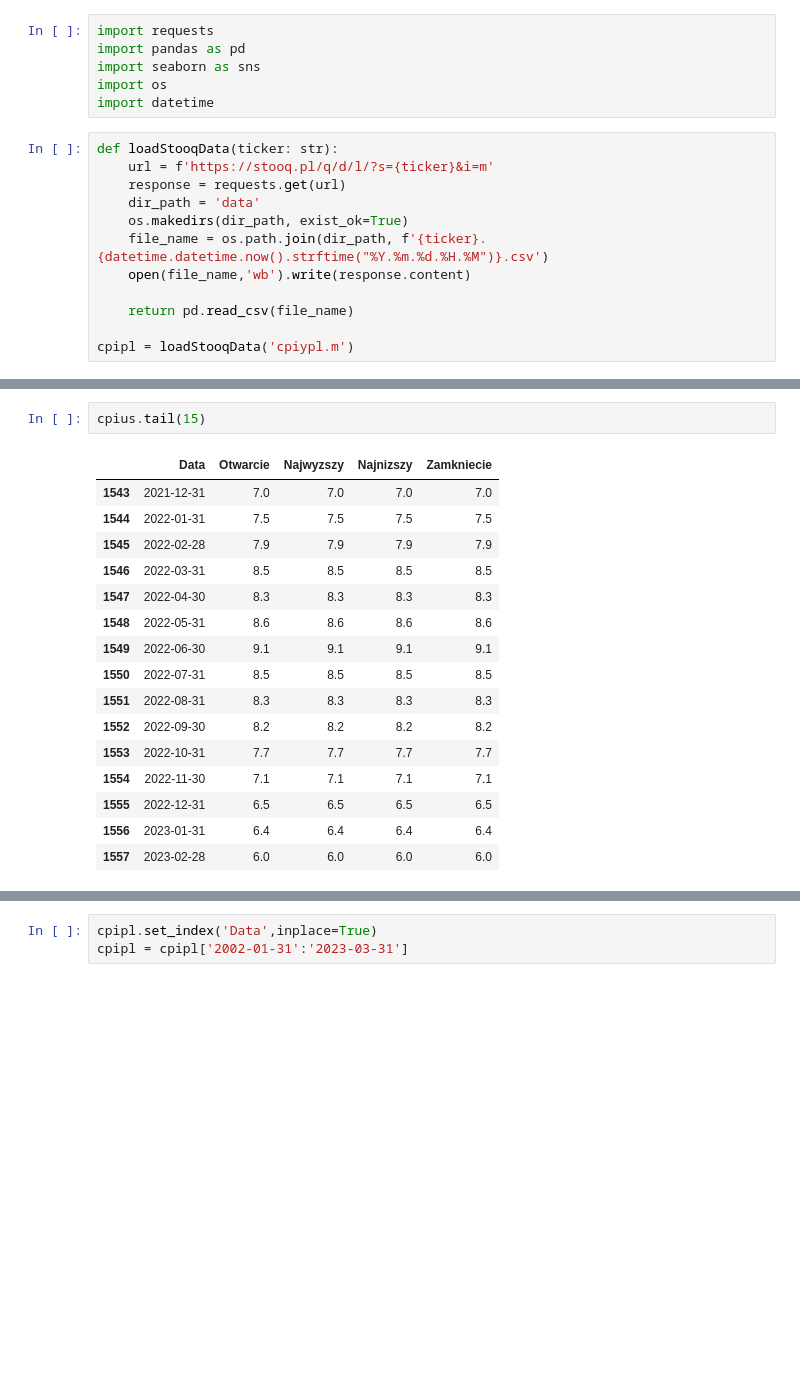
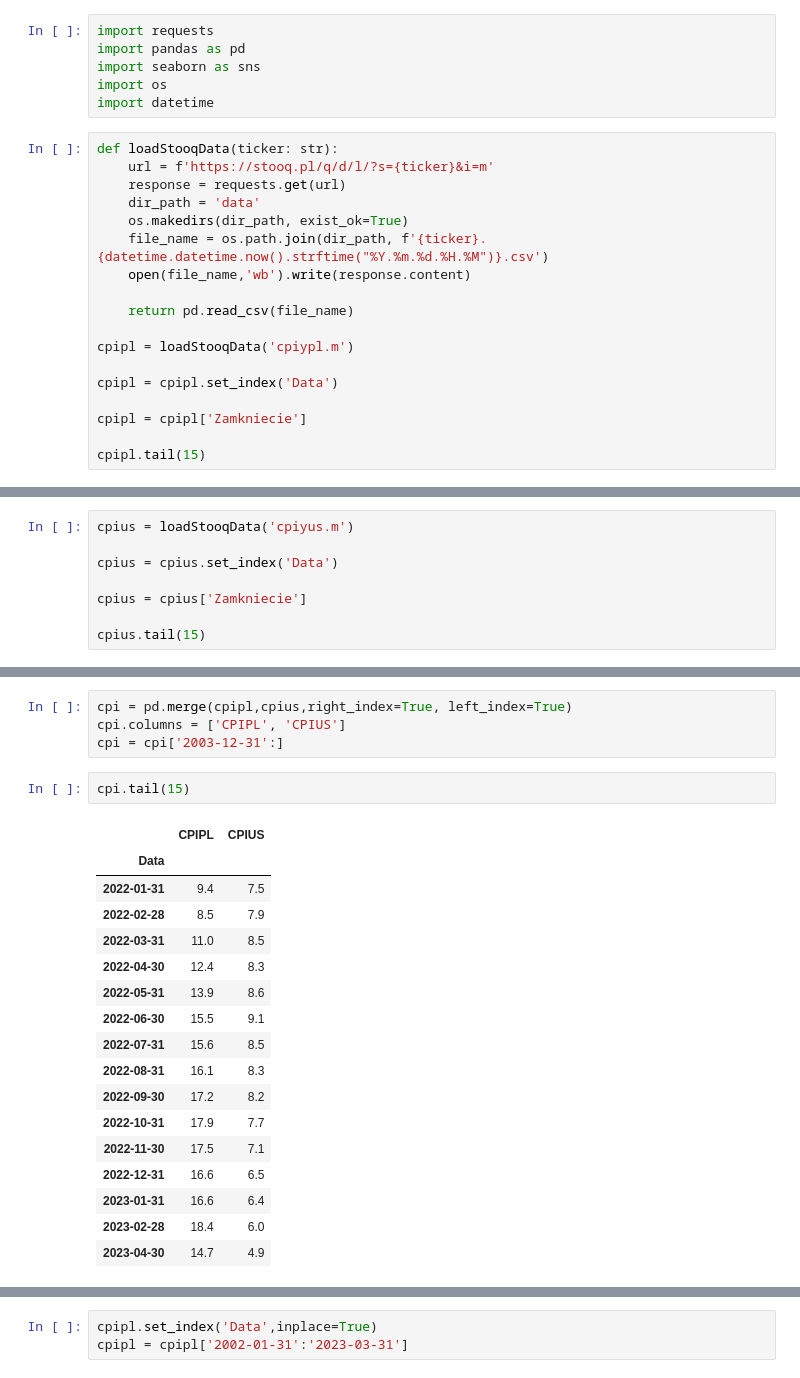
Before and after one commit to msz13/Goal-Based-Investing, a Jupyter notebook: esg/preproccessing.ipynb, the cells around one changed output, grey strips where cells are left out. Saved outputs shown, nothing was run; the diff lists cells and outputs as text; blank space fills up the shorter version.

```diff
--- a/esg/preproccessing.ipynb
+++ b/esg/preproccessing.ipynb
@@ -16,3 +16,9 @@ def loadStooqData(ticker: str):
     return pd.read_csv(file_name)
 
 cpipl = loadStooqData('cpiypl.m')
+
+cpipl = cpipl.set_index('Data')
+
+cpipl = cpipl['Zamkniecie']
+
+cpipl.tail(15)
@@ -20,0 +43,8 @@ cpius = loadStooqData('cpiyus.m')
+# %%
+cpius = loadStooqData('cpiyus.m')
+
+cpius = cpius.set_index('Data')
+
+cpius = cpius['Zamkniecie']
+
+cpius.tail(15)
@@ -21,19 +69,24 @@ cpius = loadStooqData('cpiyus.m')
+# %%
+cpi = pd.merge(cpipl,cpius,right_index=True, left_index=True)
+cpi.columns = ['CPIPL', 'CPIUS']
+cpi = cpi['2003-12-31':]
 # %%
-cpius.tail(15)
+cpi.tail(15)
 # %% [output]
-|  | Data | Otwarcie | Najwyzszy | Najnizszy | Zamkniecie |
-| 1543 | 2021-12-31 | 7.0 | 7.0 | 7.0 | 7.0 |
-| 1544 | 2022-01-31 | 7.5 | 7.5 | 7.5 | 7.5 |
-| 1545 | 2022-02-28 | 7.9 | 7.9 | 7.9 | 7.9 |
-| 1546 | 2022-03-31 | 8.5 | 8.5 | 8.5 | 8.5 |
-| 1547 | 2022-04-30 | 8.3 | 8.3 | 8.3 | 8.3 |
-| 1548 | 2022-05-31 | 8.6 | 8.6 | 8.6 | 8.6 |
-| 1549 | 2022-06-30 | 9.1 | 9.1 | 9.1 | 9.1 |
-| 1550 | 2022-07-31 | 8.5 | 8.5 | 8.5 | 8.5 |
-| 1551 | 2022-08-31 | 8.3 | 8.3 | 8.3 | 8.3 |
-| 1552 | 2022-09-30 | 8.2 | 8.2 | 8.2 | 8.2 |
-| 1553 | 2022-10-31 | 7.7 | 7.7 | 7.7 | 7.7 |
-| 1554 | 2022-11-30 | 7.1 | 7.1 | 7.1 | 7.1 |
-| 1555 | 2022-12-31 | 6.5 | 6.5 | 6.5 | 6.5 |
-| 1556 | 2023-01-31 | 6.4 | 6.4 | 6.4 | 6.4 |
-| 1557 | 2023-02-28 | 6.0 | 6.0 | 6.0 | 6.0 |
+|  | CPIPL | CPIUS |
+| Data |  |  |
+| 2022-01-31 | 9.4 | 7.5 |
+| 2022-02-28 | 8.5 | 7.9 |
+| 2022-03-31 | 11.0 | 8.5 |
+| 2022-04-30 | 12.4 | 8.3 |
+| 2022-05-31 | 13.9 | 8.6 |
+| 2022-06-30 | 15.5 | 9.1 |
+| 2022-07-31 | 15.6 | 8.5 |
+| 2022-08-31 | 16.1 | 8.3 |
+| 2022-09-30 | 17.2 | 8.2 |
+| 2022-10-31 | 17.9 | 7.7 |
+| 2022-11-30 | 17.5 | 7.1 |
+| 2022-12-31 | 16.6 | 6.5 |
+| 2023-01-31 | 16.6 | 6.4 |
+| 2023-02-28 | 18.4 | 6.0 |
+| 2023-04-30 | 14.7 | 4.9 |
```
Also changed, not shown: parts of 7 cells of this notebook, 4 other files.
